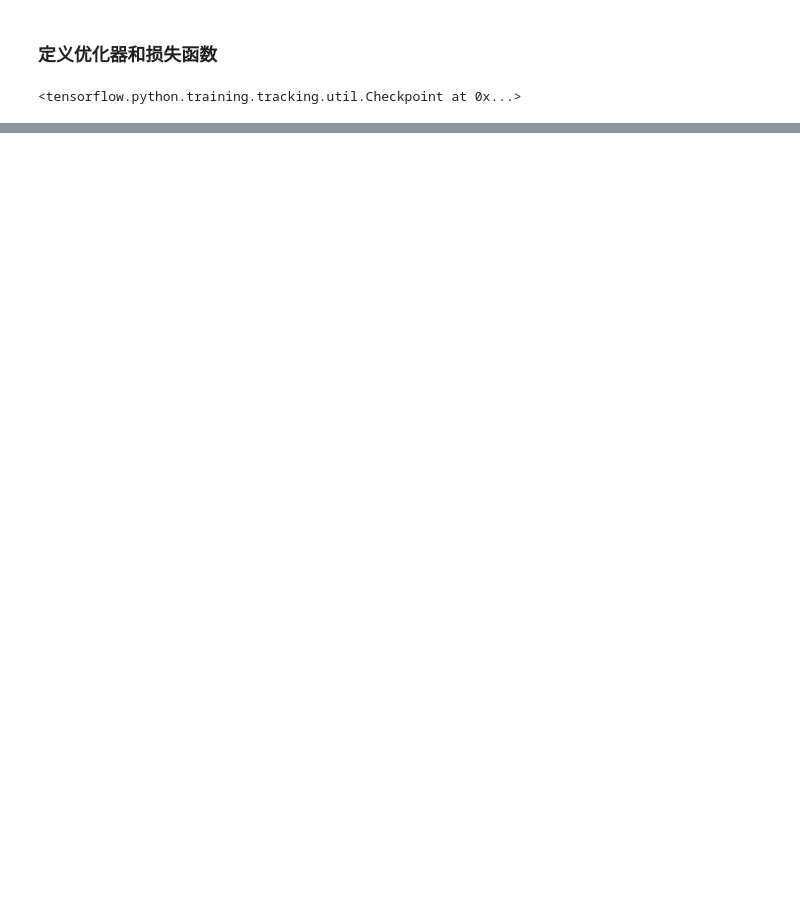
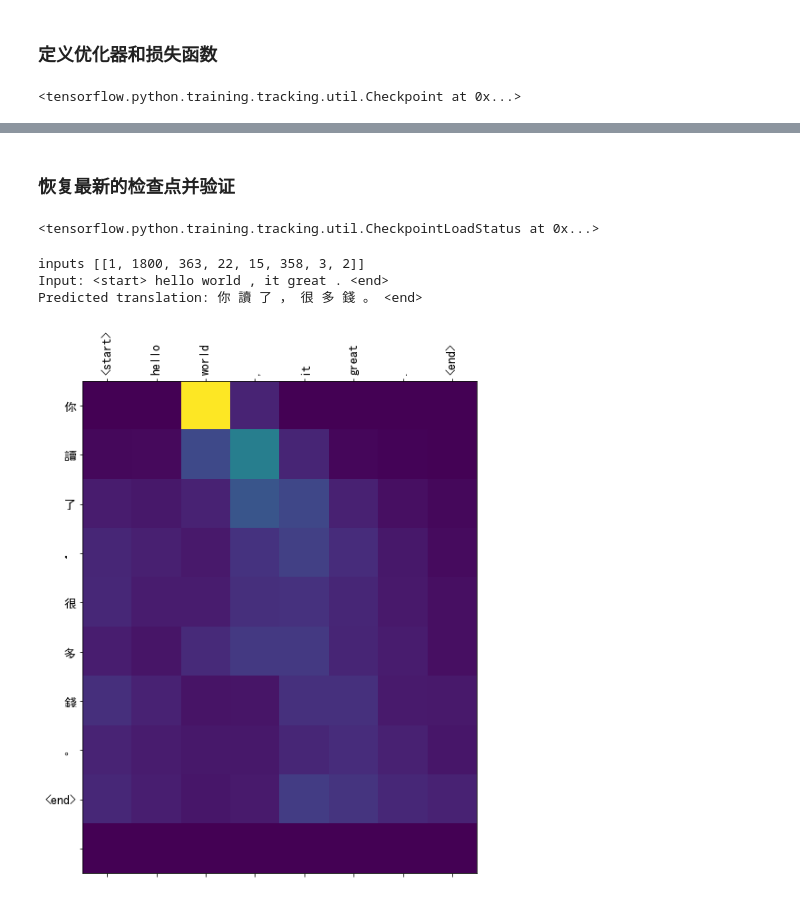
Before and after one commit to taichuai/d2l_zh_tensorflow2.0, a Jupyter notebook: 10.9 编码器—解码器（seq2seq）.ipynb, the cells around one changed output, grey strips where cells are left out. Saved outputs shown, nothing was run; the diff lists cells and outputs as text; code cells hidden in the pictures; blank space fills up the shorter version.

```diff
--- a/10.9 编码器—解码器（seq2seq）.ipynb
+++ b/10.9 编码器—解码器（seq2seq）.ipynb
@@ -345,23 +357,23 @@ def train_step(inp, targ, enc_hidden):
 
   with tf.GradientTape() as tape:
     enc_output, enc_hidden = encoder(inp, enc_hidden)
-
+    # encoder的最后输出隐状态作为 decoder 初始输入隐状态
     dec_hidden = enc_hidden
-
+    # 使用 <start> 做初始解码输入
     dec_input = tf.expand_dims([targ_lang.word_index['<start>']] * BATCH_SIZE, 1)
 
     # 教师强制 - 将目标词作为下一个输入
-    for t in range(1, targ.shape[1]):
+    for t in range(1, targ.shape[1]):    # 逐个输入
       # 将编码器输出 （enc_output） 传送至解码器
       predictions, dec_hidden, _ = decoder(dec_input, dec_hidden, enc_output)
 
       loss += loss_function(targ[:, t], predictions)
 
-      # 使用教师强制
+      # 使用教师强制，预测阶段正常解码应该用 predictions 作为下一个 time_step 的输入
       dec_input = tf.expand_dims(targ[:, t], 1)
-
-  batch_loss = (loss / int(targ.shape[1]))
-
+  # 平均 batch_loss
+  batch_loss = (loss / int(targ.shape[0]))
+  # 总的可训练参数:
   variables = encoder.trainable_variables + decoder.trainable_variables
 
   gradients = tape.gradient(loss, variables)
@@ -370,7 +382,7 @@ def train_step(inp, targ, enc_hidden):
 
   return batch_loss
 # %%
-EPOCHS = 10
+EPOCHS = 50
 
 for epoch in range(EPOCHS):
   start = time.time()
@@ -404,0 +470,39 @@ Epoch 2 Batch 100 Loss 0.8504
+# %%
+# 注意力权重制图函数
+def plot_attention(attention, sentence, predicted_sentence):
+    fig = plt.figure(figsize=(10,10))
+    ax = fig.add_subplot(1, 1, 1)
+    ax.matshow(attention, cmap='viridis')
+
+    fontdict = {'fontsize': 14}
+
+    ax.set_xticklabels([''] + sentence, fontdict=fontdict, rotation=90)
+    ax.set_yticklabels([''] + predicted_sentence, fontdict=fontdict)
+
+    ax.xaxis.set_major_locator(ticker.MultipleLocator(1))
+    ax.yaxis.set_major_locator(ticker.MultipleLocator(1))
+
+    plt.show()
+# %%
+def translate(sentence):
+    result, sentence, attention_plot = evaluate(sentence)
+
+    print('Input: %s' % (sentence))
+    print('Predicted translation: {}'.format(result))
+
+    attention_plot = attention_plot[:len(result.split(' ')), :len(sentence.split(' '))]
+    plot_attention(attention_plot, sentence.split(' '), result.split(' '))
+# %% [markdown]
+### 恢复最新的检查点并验证
+# %%
+# 恢复检查点目录 （checkpoint_dir） 中最新的检查点
+checkpoint.restore(tf.train.latest_checkpoint(checkpoint_dir))
+# %% [output]
+<tensorflow.python.training.tracking.util.CheckpointLoadStatus at 0x...>
+# %%
+translate('<start> hello world , it great . <end>')
+# %% [output]
+inputs [[1, 1800, 363, 22, 15, 358, 3, 2]]
+Input: <start> hello world , it great . <end>
+Predicted translation: 你 讀 了 ， 很 多 錢 。 <end>
+[figure, added]
```
Also changed, not shown: parts of 15 cells of this notebook.
